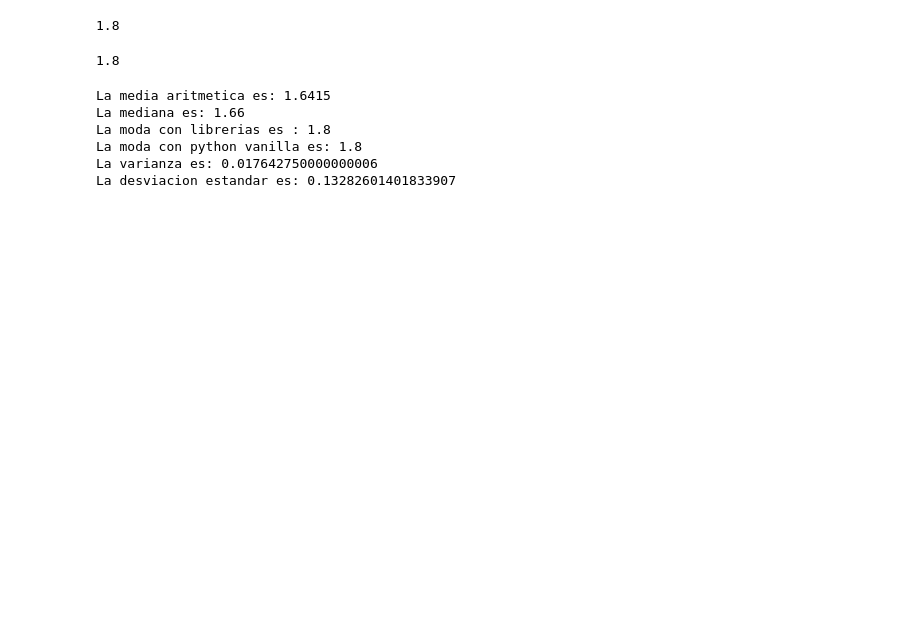
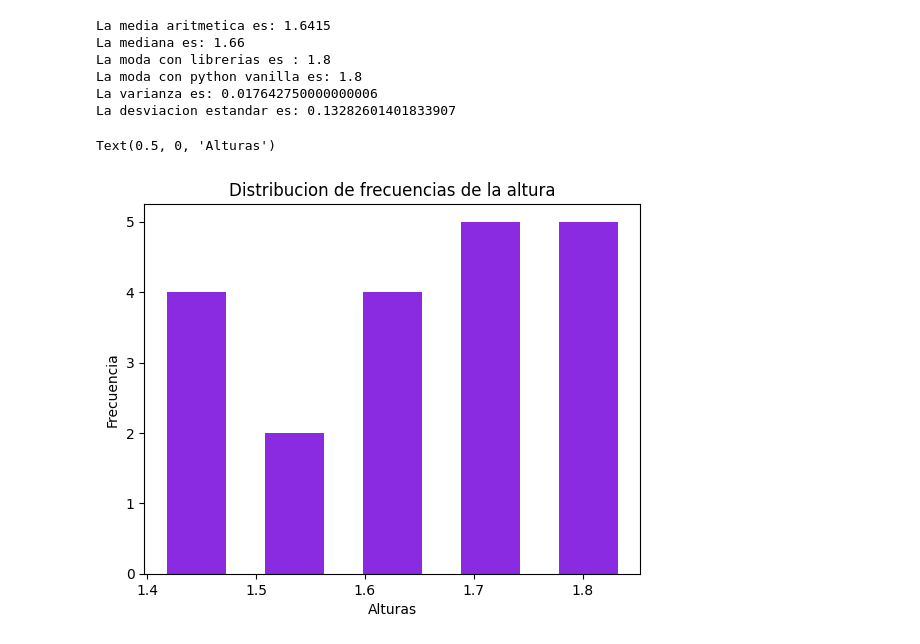
Before and after one commit to brunozenobio/Soy_Henry, a Jupyter notebook: M2/Clase 01/homeworl_clase1.ipynb, the cells around one changed output. Saved outputs shown, nothing was run; the diff lists cells and outputs as text; code cells hidden in the pictures; blank space fills up the shorter version.

```diff
--- a/M2/Clase 01/homeworl_clase1.ipynb
+++ b/M2/Clase 01/homeworl_clase1.ipynb
@@ -9,8 +9,4 @@ muestra = np.array( [[1.85, 1.8, 1.8 , 1.8],
                     [ 1.65, 1.69,  1.67 ,  1.6],
                     [1.54,  1.57, 1.58, 1.59],
                     [ 1.4 , 1.42,  1.45, 1.48]])
-# %%
-sc.mode(muestra,axis=None)[0]
-# %% [output]
-1.8
 # %%
@@ -23,10 +20,6 @@ def mode(array):
     for i,val in enumerate(lista_contadores):
         if val == np.array(lista_contadores).max():
             return array_unid[i]
-# %%
-mode(muestra)
-# %% [output]
-1.8
 # %%
 print(f'La media aritmetica es: {np.mean(muestra)}')
 print(f'La mediana es: {np.median(muestra)}')
@@ -41,3 +34,13 @@ La moda con librerias es : 1.8
 La moda con python vanilla es: 1.8
 La varianza es: 0.017642750000000006
 La desviacion estandar es: 0.13282601401833907
+# %%
+lista_array = list(muestra.flatten())
+# %%
+plt.hist(x=lista_array,bins=5,color='blueviolet',rwidth=0.6)
+plt.title('Distribucion de frecuencias de la altura')
+plt.ylabel('Frecuencia')
+plt.xlabel('Alturas')
+# %% [output]
+Text(0.5, 0, 'Alturas')
+[figure, added]
```
Also changed, not shown: parts of 10 cells of this notebook.
